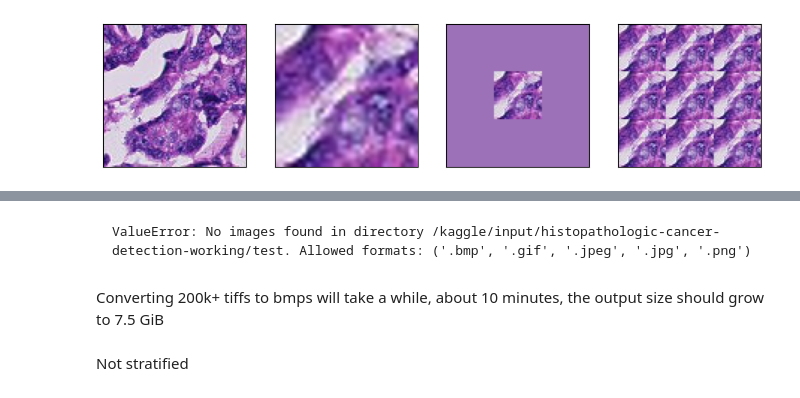
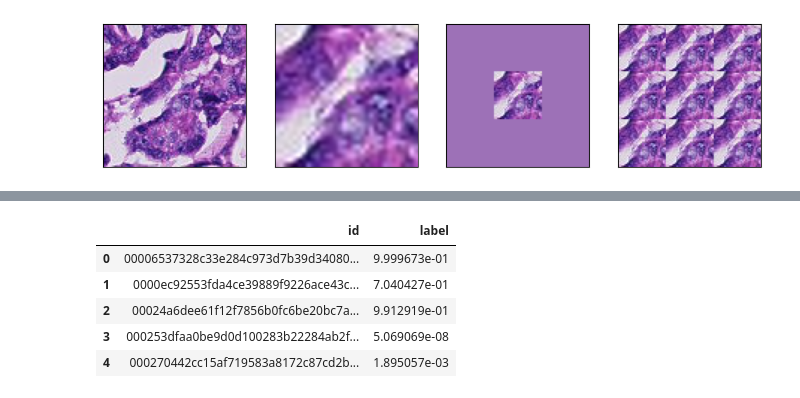
Before and after one commit to NKolotey/CUBoulder, a Jupyter notebook: projects/csca5642w3.ipynb, the cells around one changed output, grey strips where cells are left out. Drawn from its saved outputs; the diff is of its cells as text; code cells hidden in the pictures.

```diff
--- a/projects/csca5642w3.ipynb
+++ b/projects/csca5642w3.ipynb
@@ -564,32 +523,9 @@ working_test = path.join(WORKING_DIR, 'test')
-# %% [markdown]
-~~~
-ValueError: No images found in directory /kaggle/input/histopathologic-cancer-detection-working/test. Allowed formats: ('.bmp', '.gif', '.jpeg', '.jpg', '.png')
-~~~
-# %% [markdown]
-Converting 200k+ tiffs to bmps will take a while, about 10 minutes, the output size should grow to 7.5 GiB
-# %%
-# Convert the training samples to jpegs
-if not path.exists(working_train):
-    working_train_0 = path.join(working_train, '0')
-    working_train_1 = path.join(working_train, '1')
-
-    makedirs(working_train_0, exist_ok=True)
-    makedirs(working_train_1, exist_ok=True)
-
-    df = pd.read_csv(path.join(DATASET_DIR, 'train_labels.csv'))
-    train_ids0 = df[df['label'] == 0]['id']
-    train_ids1 = df[df['label'] == 1]['id']
-
-    copy_tiff_jpeg(train_ids0, dataset_train, working_train_0)
-    copy_tiff_jpeg(train_ids1, dataset_train, working_train_1)
-
-
-# And the test samples as well
-if not path.exists(working_test):
-    makedirs(working_test, exist_ok=True)
-    df = pd.read_csv(path.join(DATASET_DIR, 'sample_submission.csv'))
-    test_ids = df['id']
-
-    copy_tiff_jpeg(test_ids, dataset_test, working_test)
-# %% [markdown]
-Not stratified
+# %%
+df.head()
+# %% [output]
+|  | id | label |
+| 0 | 00006537328c33e284c973d7b39d34080... | 9.999673e-01 |
+| 1 | 0000ec92553fda4ce39889f9226ace43c... | 7.040427e-01 |
+| 2 | 00024a6dee61f12f7856b0fc6be20bc7a... | 9.912919e-01 |
+| 3 | 000253dfaa0be9d0d100283b22284ab2f... | 5.069069e-08 |
+| 4 | 000270442cc15af719583a8172c87cd2b... | 1.895057e-03 |
```
Also changed, not shown: parts of 78 cells of this notebook.
